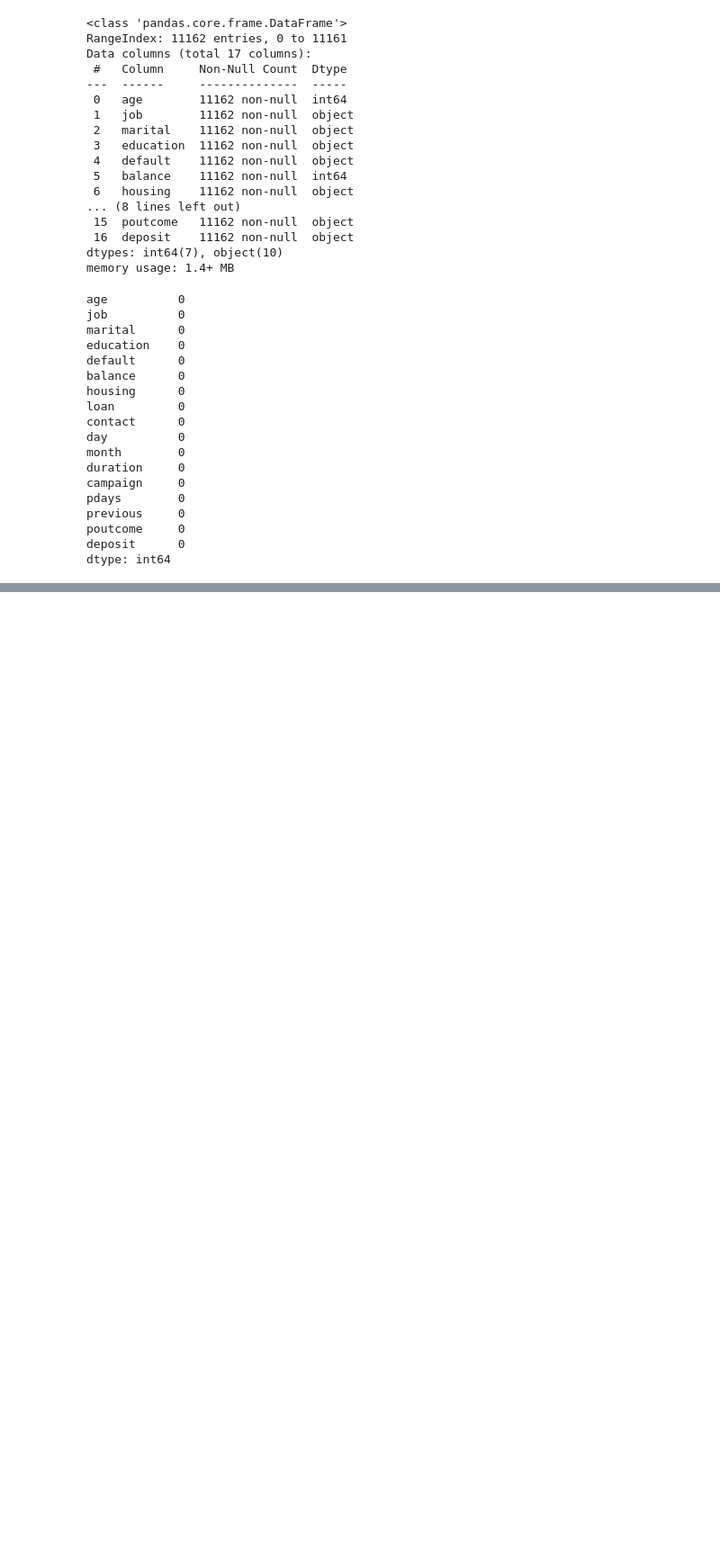
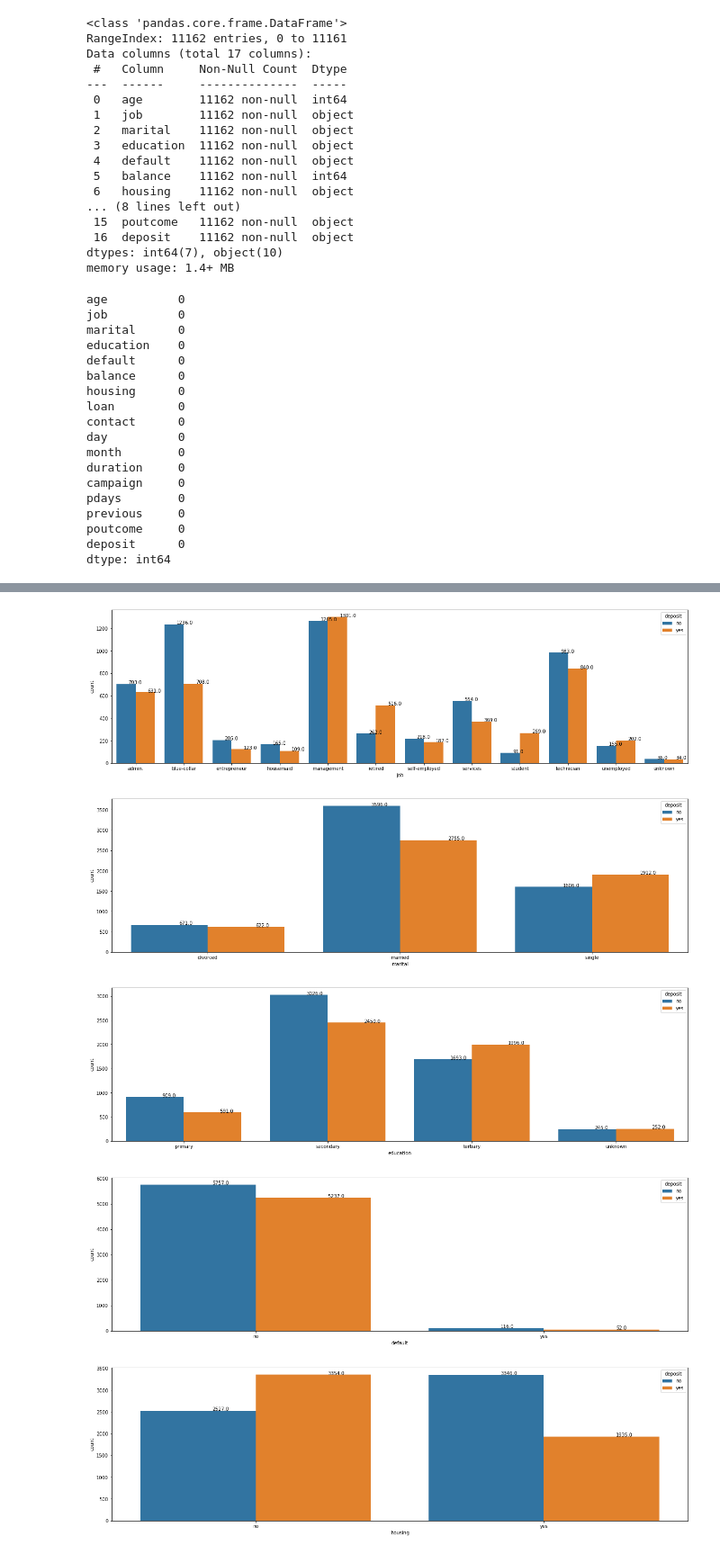
Before and after one commit to andvsilva/dataset, a Jupyter notebook: titanic/tf/tensor_f.ipynb, the cells around one changed output, grey strips where cells are left out. Shown at 90% size. Saved outputs shown, nothing was run; the diff lists cells and outputs as text; code cells hidden in the pictures; blank space fills up the shorter version.

```diff
--- a/titanic/tf/tensor_f.ipynb
+++ b/titanic/tf/tensor_f.ipynb
@@ -85,0 +176,19 @@ TensorFlow version: 2.8.0
+# %%
+# influence of categorical columns  on response variable
+def categorical_columns(list_cats):
+    for i in list_cats:
+        plt.figure(figsize=(22,6))
+        ax = sns.countplot(df[i],hue=df['deposit'])
+
+        for p in ax.patches:
+           ax.annotate('{:.1f}'.format(p.get_height()), (p.get_x()+0.25, p.get_height()+0.1))
+
+        plt.show()
+
+categorical_columns(list_cats)
+# %% [output]
+[figure, added]
+[figure, added]
+[figure, added]
+[figure, added]
+[figure, added]
```
Also changed, not shown: parts of 22 cells of this notebook, 1 other file.
